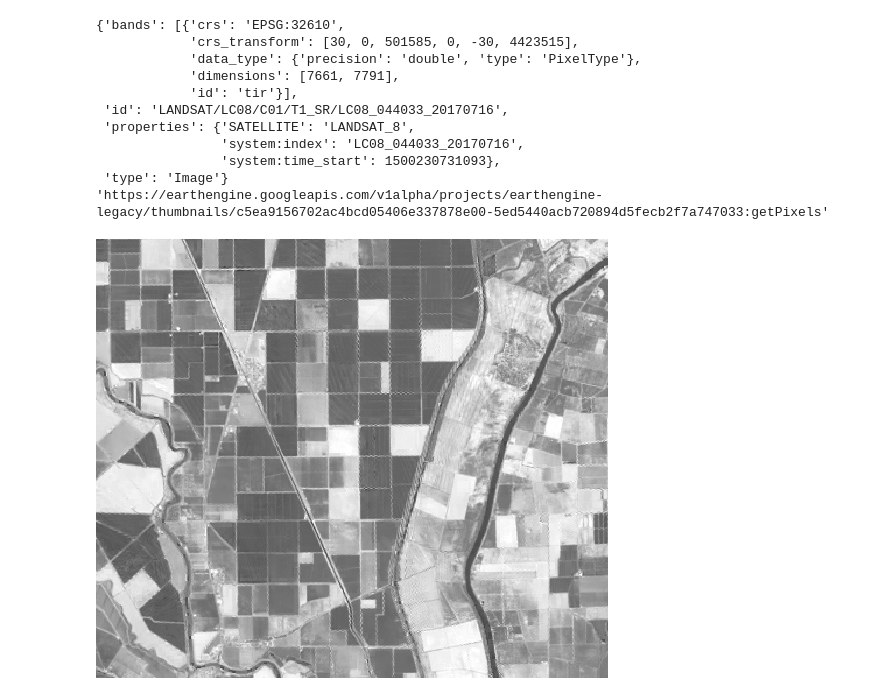
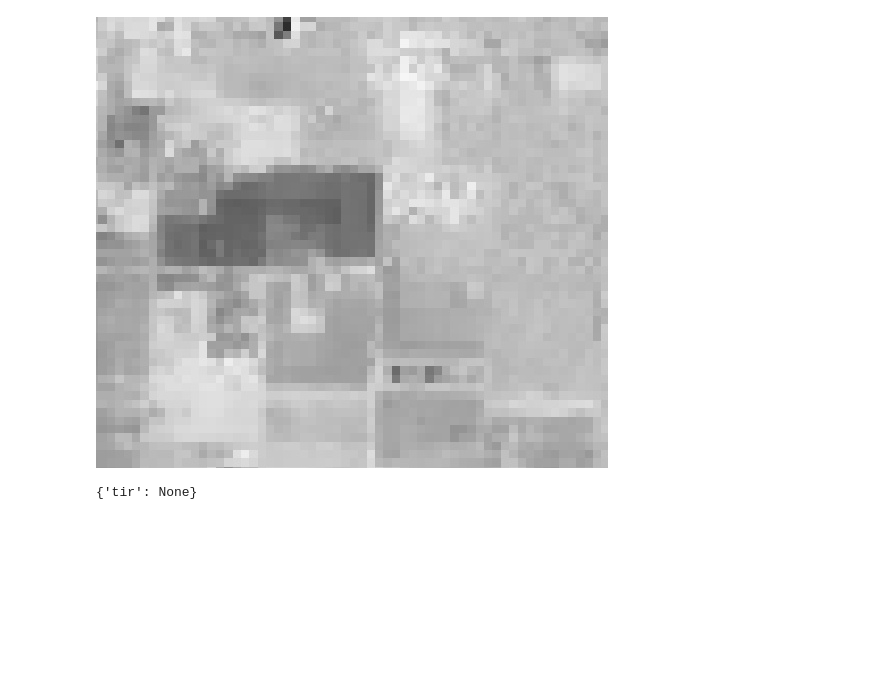
Before and after one commit to Open-ET/openet-core, a Jupyter notebook: examples/landsat_thermal_sharpening.ipynb, the cells around one changed output. Cells and saved outputs as stored; diff of their text form; code cells hidden in the pictures; blank space fills up the shorter version.

```diff
--- a/examples/landsat_thermal_sharpening.ipynb
+++ b/examples/landsat_thermal_sharpening.ipynb
@@ -24,7 +24,7 @@ def point_image_value(image, xy, scale=1):
 #       embed=True, format='png')
 # %%
 # landsat_id = 'LC08_044033_20170918'  # Cloudy, some clear areas over northern CV
-landsat_id = 'LC08_044033_20170716'  # Clear
-landsat_img = ee.Image('LANDSAT/LC08/C01/T1_SR/{}'.format(landsat_id))
+landsat_id = 'LC08_042034_20180705'  # Clear
+landsat_sr_img = ee.Image('LANDSAT/LC08/C01/T1_SR/{}'.format(landsat_id))
 # pprint.pprint(landsat_img.getInfo())
 # pprint.pprint(landsat_img.get('system:id').getInfo())
@@ -34 +31,5 @@ study_region = study_geom.bounds(1, 'EPSG:4326')
+# %%
+# -120.10237, 36.946608
+study_geom = ee.Geometry.Rectangle(-120.11237, 36.939608, -120.09237, 36.953608)
+study_region = study_geom.bounds(1, 'EPSG:4326')
 # %%
@@ -51,18 +52,20 @@ input_bands = ee.Dictionary({
     'LANDSAT_8': ['B2', 'B3', 'B4', 'B5', 'B6', 'B7', 'B10', 'pixel_qa']})
 output_bands = ['blue', 'green', 'red', 'nir', 'swir1', 'swir2', 'tir',
                 'pixel_qa']
-spacecraft_id = ee.String(landsat_img.get('SATELLITE'))
-prep_image = landsat_img \
+spacecraft_id = ee.String(landsat_sr_img.get('SATELLITE'))
+prep_image = landsat_sr_img \
     .select(input_bands.get(spacecraft_id), output_bands) \
     .multiply([0.0001, 0.0001, 0.0001, 0.0001, 0.0001, 0.0001, 0.1, 1]) \
-    .set({'system:index': landsat_img.get('system:index'),
-          'system:time_start': landsat_img.get('system:time_start'),
-          'system:id': landsat_img.get('system:id'),
-          'SATELLITE': landsat_img.get('SATELLITE')})
-#     .copyProperties(landsat_img)
+    .set({'system:index': landsat_sr_img.get('system:index'),
+          'system:time_start': landsat_sr_img.get('system:time_start'),
+          'system:id': landsat_sr_img.get('system:id'),
+          'SATELLITE': landsat_sr_img.get('SATELLITE'),
+         })
+#     .copyProperties(landsat_sr_img)
+#
 # pprint.pprint(prep_image.getInfo())
 
-Image(url=prep_image.select(['tir'])\
-          .getThumbURL({'min': 290, 'max': 320, 'dimensions':512, 'region': study_region}),
-      embed=True, format='png')
+image_url = prep_image.select(['tir'])\
+    .getThumbURL({'min': 290, 'max': 320, 'dimensions':512, 'region': study_region})
+Image(url=image_url, embed=True, format='png')
 # %% [output]
@@ -70,25 +73,16 @@ Image(url=prep_image.select(['tir'])\
 # %%
-output_img = sharpen.thermal(prep_image)
+output_img = sharpen.landsat_thermal(prep_image)
 
-pprint.pprint(output_img.select(['tir']).getInfo())
-# pprint.pprint(point_image_value(output_img, [-121.5265, 38.7399], scale=1))
+# pprint.pprint(output_img.select(['tir']).getInfo())
 
-pprint.pprint(output_img.select(['tir'])\
-          .getThumbURL({'min': 270, 'max': 310, 'dimensions':512}))
+image_url = output_img.select(['tir'])\
+    .getThumbURL({'min': 290, 'max': 320, 'dimensions':512, 'region': study_region})
+# pprint.pprint(image_url)
 
-Image(url=output_img.select(['tir'])\
-          .getThumbURL({'min': 290, 'max': 320, 'dimensions':512, 'region': study_region}),
-      embed=True, format='png')
+Image(url=image_url, embed=True, format='png')
 # %% [output]
-{'bands': [{'crs': 'EPSG:32610',
-            'crs_transform': [30, 0, 501585, 0, -30, 4423515],
-            'data_type': {'precision': 'double', 'type': 'PixelType'},
-            'dimensions': [7661, 7791],
-            'id': 'tir'}],
- 'id': 'LANDSAT/LC08/C01/T1_SR/LC08_044033_20170716',
- 'properties': {'SATELLITE': 'LANDSAT_8',
-                'system:index': 'LC08_044033_20170716',
-                'system:time_start': 1500230731093},
- 'type': 'Image'}
-'https://earthengine.googleapis.com/v1alpha/projects/earthengine-legacy/thumbnails/c5ea9156702ac4bcd05406e337878e00-5ed5440acb720894d5fecb2f7a747033:getPixels'
-[figure, old version]
+[figure, new version]
+# %%
+pprint.pprint(point_image_value(output_img, [-121.5265, 38.7399], scale=1))
+# %% [output]
+{'tir': None}
```
Also changed, not shown: parts of 4 cells of this notebook, 2 other files.
